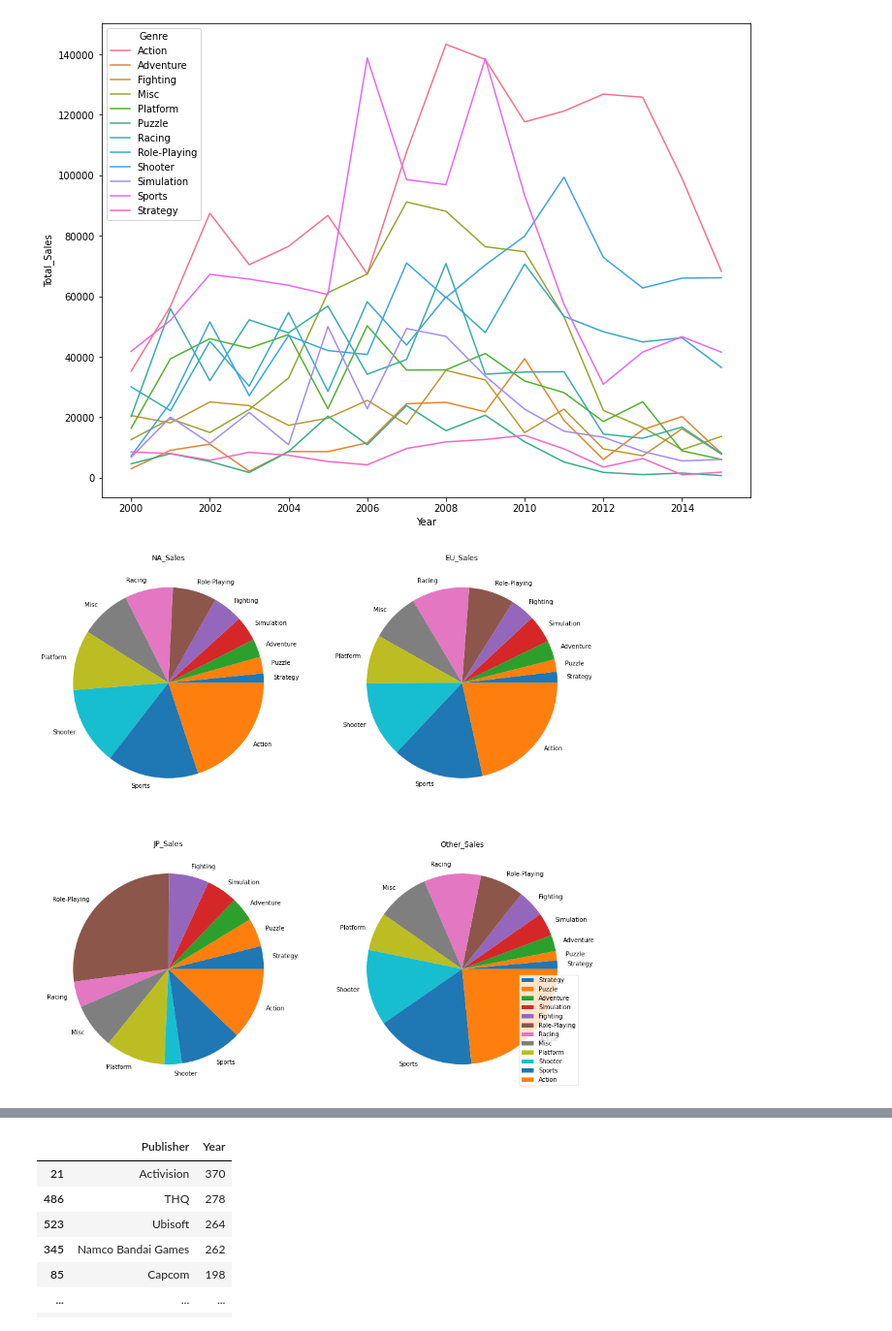
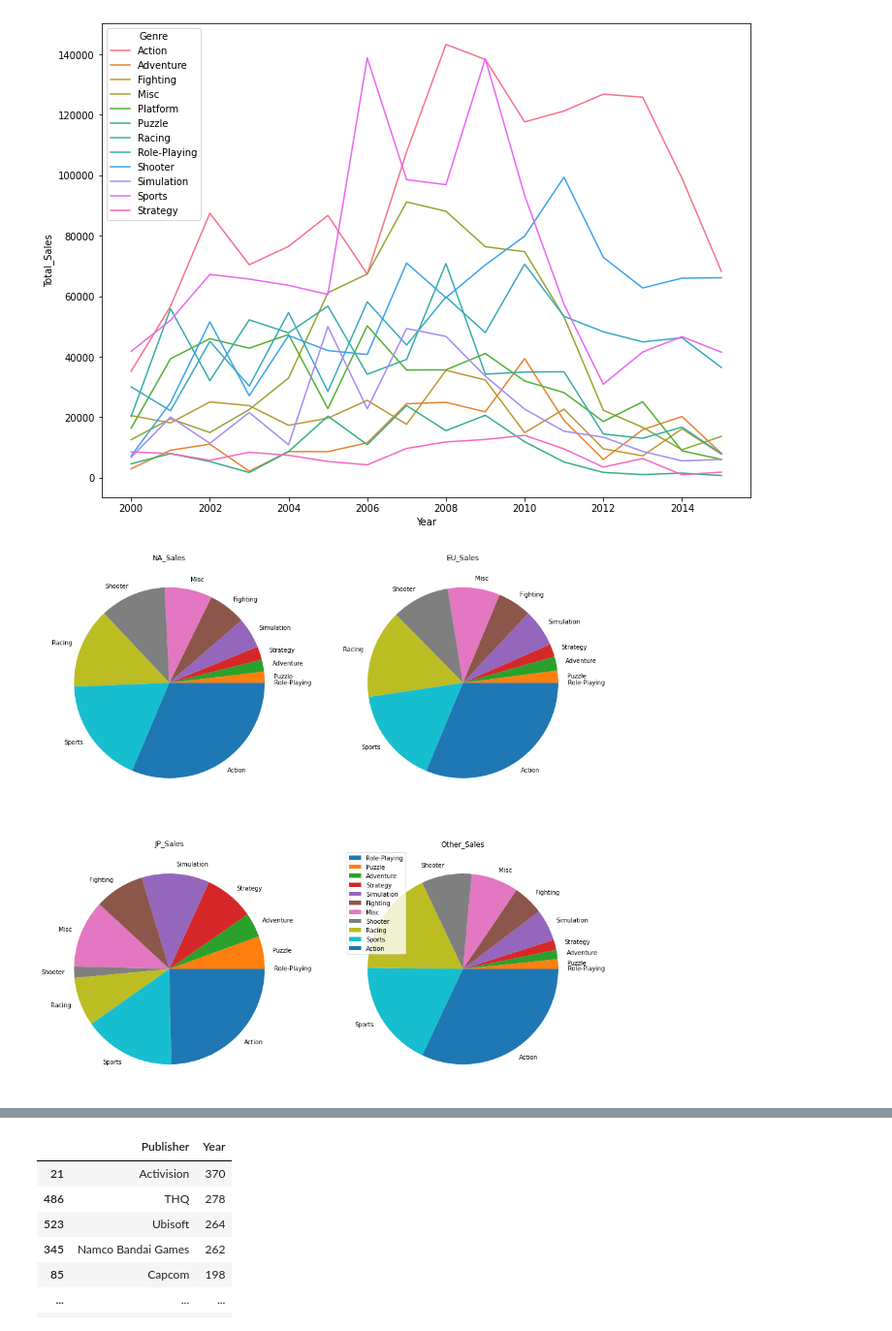
Before and after one commit to e080hsm/Section1_Project, a Jupyter notebook: ai14_n1xx_우성호.ipynb, the cells around one changed output, grey strips where cells are left out. Shown at 97% size. Cells and saved outputs as stored; diff of their text form; code cells hidden in the pictures.

```diff
--- a/ai14_n1xx_우성호.ipynb
+++ b/ai14_n1xx_우성호.ipynb
@@ -118,12 +124,16 @@ def col_in_series(df_test, df_raw, col):
     return df_NA
 
 
-def gen_in_title_manual(df_test, df_raw, sub):
-  df_not_NA = df_raw.dropna(subset= ['Genre']).loc[df_raw.Name.str.contains(sub)]
+def gen_in_title_manual(df_test, df_raw, sub, gen=None):
   df_NA = df_test[df_test['Genre'].isna() == True].copy()
 
-  if df_not_NA.shape[0] > 0:
-    df_NA.loc[df_raw.Name.str.contains(sub), 'Genre'] = df_not_NA['Genre'].iloc[0]
+  if gen is None:
+    df_not_NA = df_raw.dropna(subset= ['Genre']).loc[df_raw.Name.str.contains(sub)]
+
+    if df_not_NA.shape[0] > 0:
+      df_NA.loc[df_raw.Name.str.contains(sub), 'Genre'] = df_not_NA['Genre'].iloc[0]
+  else:
+     df_NA.loc[df_raw.Name.str.contains(sub), 'Genre'] = gen
 
   return df_NA
 
@@ -207,6 +217,7 @@ df.update(gen_in_title_manual(df, df_raw, 'The Sims'))
 df.update(gen_in_title_manual(df, df_raw, 'Minecraft'))
 df.update(gen_in_title_manual(df, df_raw, 'Final Fantasy'))
 
+df.update(gen_in_title_manual(df, df_raw, 'Guitar|guitar'))
 df.update(gen_in_title_manual(df, df_raw, 'Mahjong'))
 df.update(gen_in_title_manual(df, df_raw, 'Chess|chess'))
 
@@ -294,9 +305,9 @@ plt.show();
 # %% [output]
 [figure]
 # %%
-make_pie(df)#[df.Genre != 'Role-Playing'], min= 1999, max = 2005)
+make_pie(df[df.Genre != 'Role-Playing'], min= 1999, max = 2005)
 # %% [output]
-[figure, old version]
+[figure, new version]
 # %%
 def df_describe(df, idx, col, val='Total_Sales'):
  df_test = df.groupby([idx, col])[val].sum().reset_index()
```
Also changed, not shown: parts of 9 cells of this notebook.
